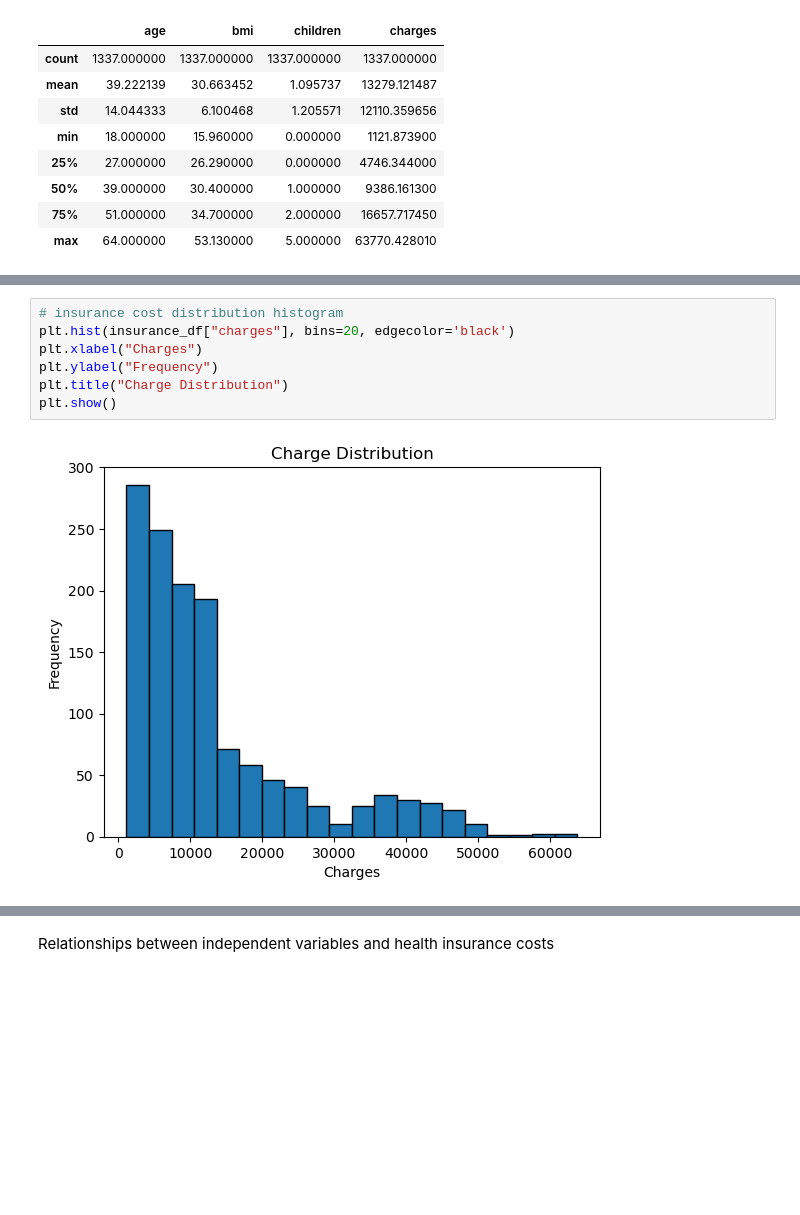
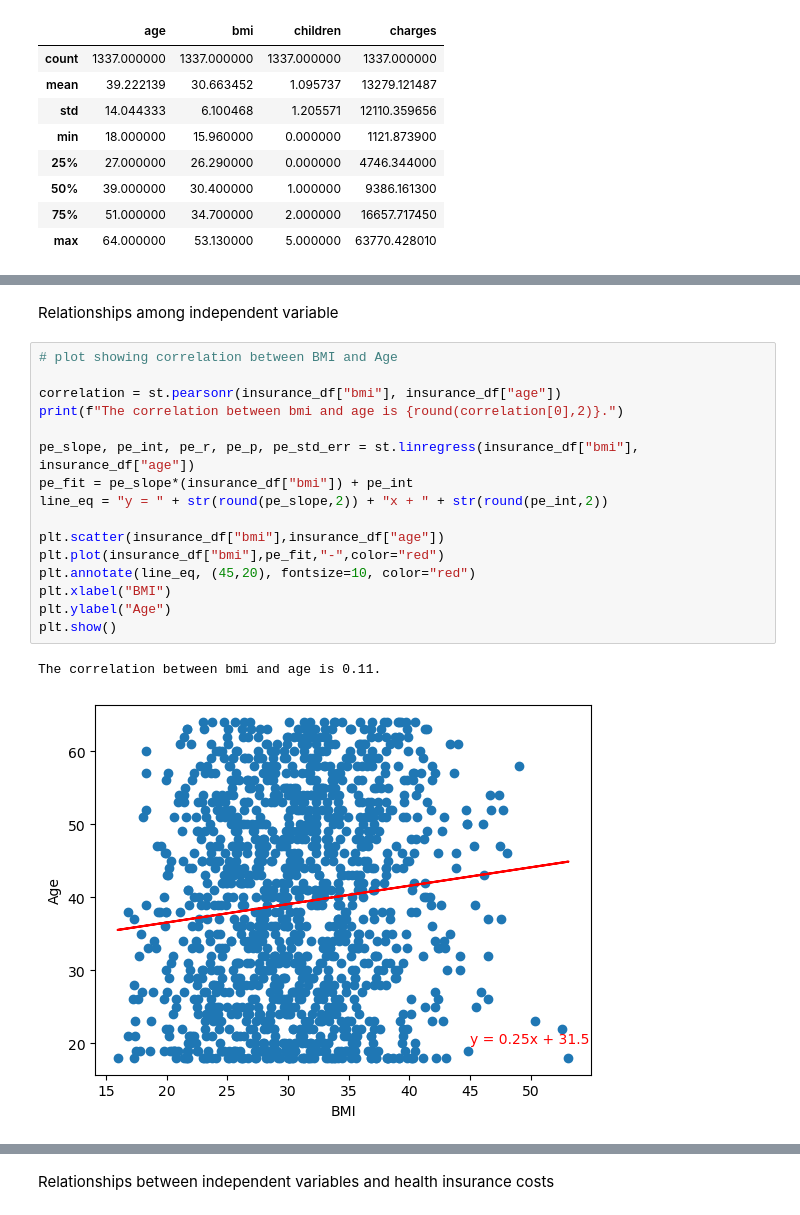
Before and after one commit to carolinefoshee/project-1, a Jupyter notebook: project1.ipynb, the cells around one changed output, grey strips where cells are left out. Drawn from its saved outputs; the diff is of its cells as text; blank space fills up the shorter version.

```diff
--- a/project1.ipynb
+++ b/project1.ipynb
@@ -218,9 +220,21 @@ plt.show()
-# %%
-# insurance cost distribution histogram
-plt.hist(insurance_df["charges"], bins=20, edgecolor='black')
-plt.xlabel("Charges")
-plt.ylabel("Frequency")
-plt.title("Charge Distribution")
-plt.show()
-# %% [output]
-[figure]
+# %% [markdown]
+Relationships among independent variable
+# %%
+# plot showing correlation between BMI and Age
+
+correlation = st.pearsonr(insurance_df["bmi"], insurance_df["age"])
+print(f"The correlation between bmi and age is {round(correlation[0],2)}.")
+
+pe_slope, pe_int, pe_r, pe_p, pe_std_err = st.linregress(insurance_df["bmi"], insurance_df["age"])
+pe_fit = pe_slope*(insurance_df["bmi"]) + pe_int
+line_eq = "y = " + str(round(pe_slope,2)) + "x + " + str(round(pe_int,2))
+
+plt.scatter(insurance_df["bmi"],insurance_df["age"])
+plt.plot(insurance_df["bmi"],pe_fit,"-",color="red")
+plt.annotate(line_eq, (45,20), fontsize=10, color="red")
+plt.xlabel("BMI")
+plt.ylabel("Age")
+plt.show()
+# %% [output]
+The correlation between bmi and age is 0.11.
+[figure, added]
```
Also changed, not shown: parts of 34 cells of this notebook.
